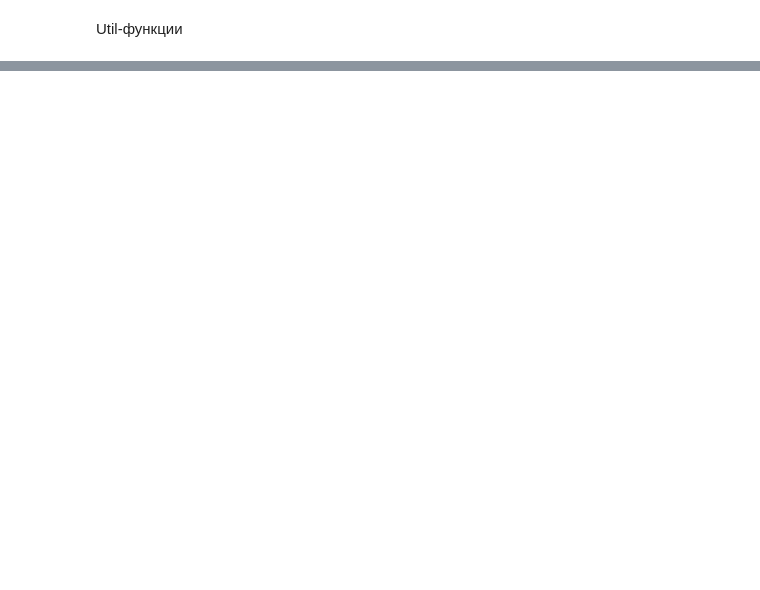
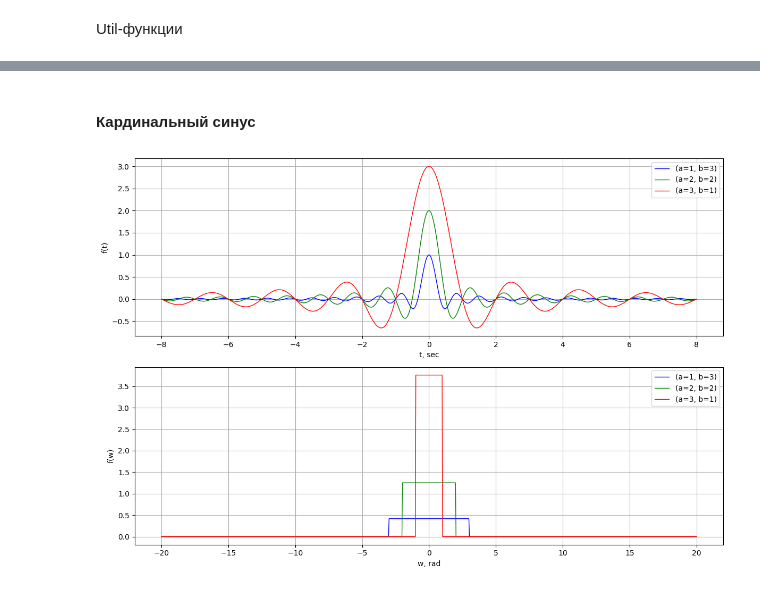
Before and after one commit to n-sukhov/ITMO-courses, a Jupyter notebook: Fourier_Methods/Lab2/Lab2.ipynb, the cells around one changed output, grey strips where cells are left out. Saved outputs shown, nothing was run; the diff lists cells and outputs as text; code cells hidden in the pictures; blank space fills up the shorter version.

```diff
--- a/Fourier_Methods/Lab2/Lab2.ipynb
+++ b/Fourier_Methods/Lab2/Lab2.ipynb
@@ -157,0 +170,6 @@ plt.show()
+# %% [markdown]
+#### Кардинальный синус
+# %%
+draw_plots(rows=2, cols=1, width=12, height=8, subplot_data=[[plot] for plot in subplot_data[2]])
+# %% [output]
+[figure, added]
```
Also changed, not shown: parts of 19 cells of this notebook, 2 other files.
